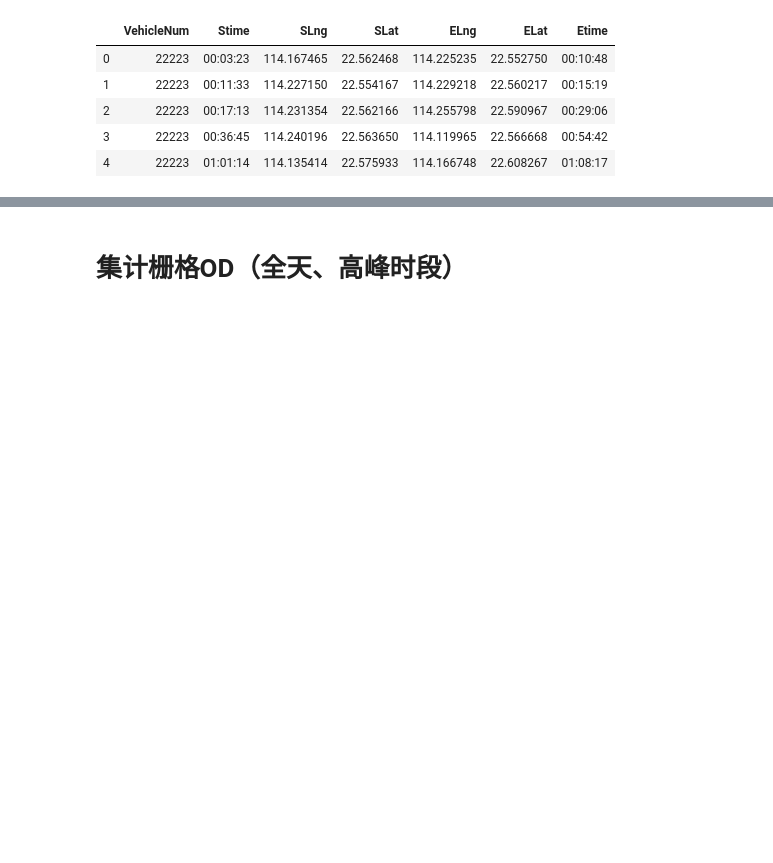
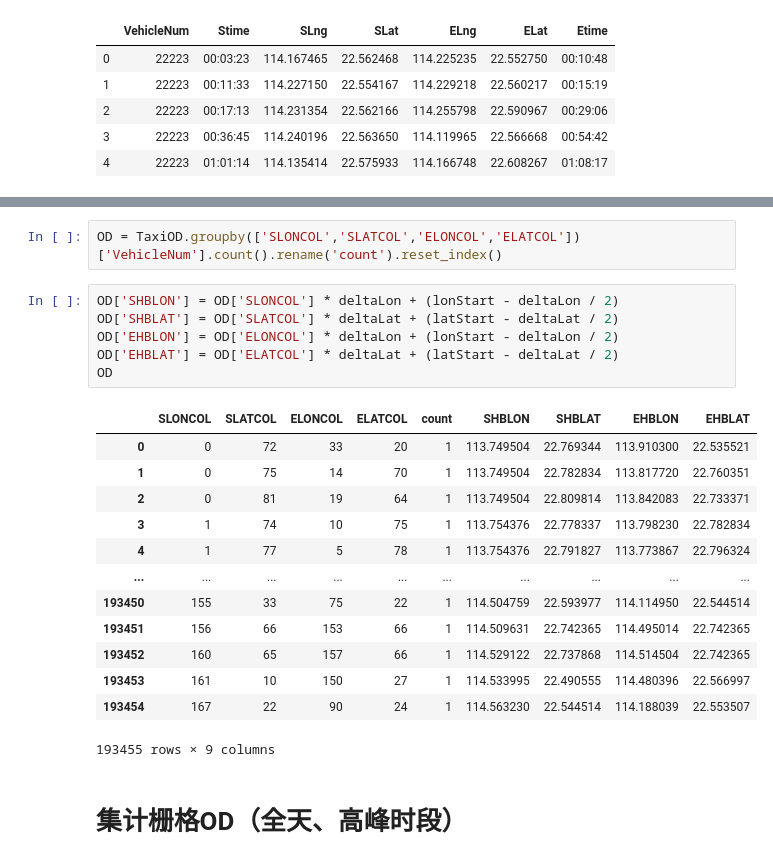
Before and after one commit to ChenZxiong/pygeo-tutorial, a Jupyter notebook: 3-.ipynb, the cells around one changed output, grey strips where cells are left out. Cells and saved outputs as stored; diff of their text form; blank space fills up the shorter version.

```diff
--- a/3-.ipynb
+++ b/3-.ipynb
@@ -291,6 +295,28 @@ TaxiOD.head(5)
 | 2 | 22223 | 00:17:13 | 114.231354 | 22.562166 | 114.255798 | 22.590967 | 00:29:06 | 98 | 25 | 114.227020 | 22.558004 | ... |
 | 3 | 22223 | 00:36:45 | 114.240196 | 22.563650 | 114.119965 | 22.566668 | 00:54:42 | 100 | 26 | 114.236765 | 22.562500 | ... |
 | 4 | 22223 | 01:01:14 | 114.135414 | 22.575933 | 114.166748 | 22.608267 | 01:08:17 | 79 | 28 | 114.134440 | 22.571494 | ... |
+# %%
+OD = TaxiOD.groupby(['SLONCOL','SLATCOL','ELONCOL','ELATCOL'])['VehicleNum'].count().rename('count').reset_index()
+# %%
+OD['SHBLON'] = OD['SLONCOL'] * deltaLon + (lonStart - deltaLon / 2)
+OD['SHBLAT'] = OD['SLATCOL'] * deltaLat + (latStart - deltaLat / 2)
+OD['EHBLON'] = OD['ELONCOL'] * deltaLon + (lonStart - deltaLon / 2)
+OD['EHBLAT'] = OD['ELATCOL'] * deltaLat + (latStart - deltaLat / 2)
+OD
+# %% [output]
+|  | SLONCOL | SLATCOL | ELONCOL | ELATCOL | count | SHBLON | SHBLAT | EHBLON | EHBLAT |
+| 0 | 0 | 72 | 33 | 20 | 1 | 113.749504 | 22.769344 | 113.910300 | 22.535521 |
+| 1 | 0 | 75 | 14 | 70 | 1 | 113.749504 | 22.782834 | 113.817720 | 22.760351 |
+| 2 | 0 | 81 | 19 | 64 | 1 | 113.749504 | 22.809814 | 113.842083 | 22.733371 |
+| 3 | 1 | 74 | 10 | 75 | 1 | 113.754376 | 22.778337 | 113.798230 | 22.782834 |
+| 4 | 1 | 77 | 5 | 78 | 1 | 113.754376 | 22.791827 | 113.773867 | 22.796324 |
+| ... | ... | ... | ... | ... | ... | ... | ... | ... | ... |
+| 193450 | 155 | 33 | 75 | 22 | 1 | 114.504759 | 22.593977 | 114.114950 | 22.544514 |
+| 193451 | 156 | 66 | 153 | 66 | 1 | 114.509631 | 22.742365 | 114.495014 | 22.742365 |
+| 193452 | 160 | 65 | 157 | 66 | 1 | 114.529122 | 22.737868 | 114.514504 | 22.742365 |
+| 193453 | 161 | 10 | 150 | 27 | 1 | 114.533995 | 22.490555 | 114.480396 | 22.566997 |
+| 193454 | 167 | 22 | 90 | 24 | 1 | 114.563230 | 22.544514 | 114.188039 | 22.553507 |
+193455 rows × 9 columns
 # %% [markdown]
 # 集计栅格OD（全天、高峰时段）
 # %% [markdown]
```
Also changed, not shown: parts of 7 cells of this notebook, 3 other files.
